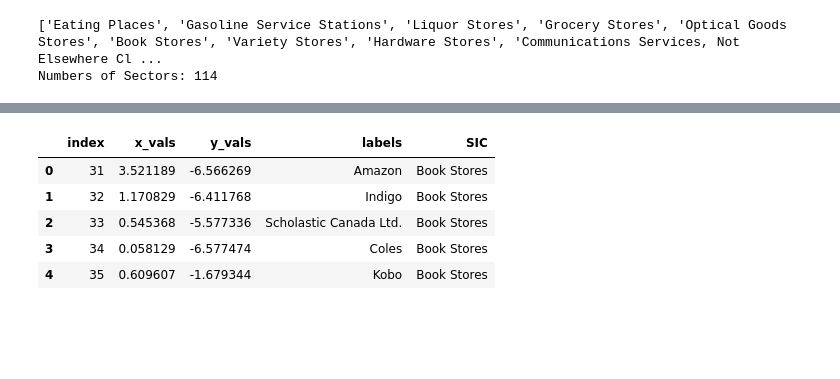
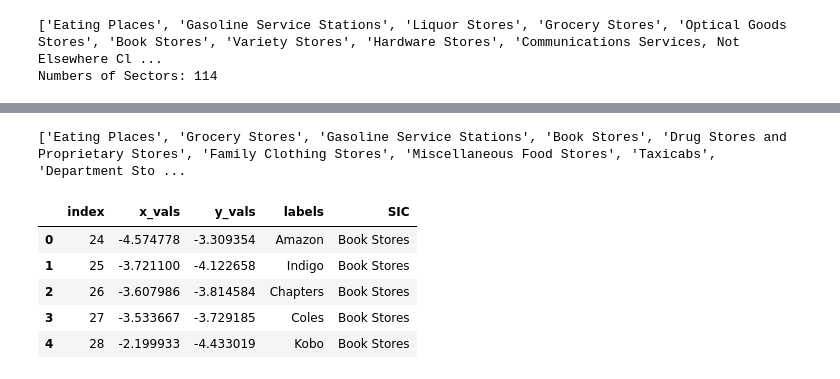
Before and after one commit to rui-zhang-ocean/Predict_Transactions, a Jupyter notebook: item2vec_test.ipynb, the cells around one changed output, grey strips where cells are left out. Saved outputs shown, nothing was run; the diff lists cells and outputs as text; code cells hidden in the pictures; blank space fills up the shorter version.

```diff
--- a/item2vec_test.ipynb
+++ b/item2vec_test.ipynb
@@ -266,13 +277,0 @@ plot_with_seaborn(df2plot)
-# %%
-# only plot top 5 sectors
-top5list = ["Eating Places","Grocery Stores","Gasoline Service Stations","Book Stores","Drug Stores and Proprietary Stores"]
-df2plot_top5 = df2plot[df2plot['SIC'].isin(top5list)]
-df2plot_top5.reset_index(inplace = True)
-df2plot_top5.head()
-# %% [output]
-|  | index | x_vals | y_vals | labels | SIC |
-| 0 | 31 | 3.521189 | -6.566269 | Amazon | Book Stores |
-| 1 | 32 | 1.170829 | -6.411768 | Indigo | Book Stores |
-| 2 | 33 | 0.545368 | -5.577336 | Scholastic Canada Ltd. | Book Stores |
-| 3 | 34 | 0.058129 | -6.577474 | Coles | Book Stores |
-| 4 | 35 | 0.609607 | -1.679344 | Kobo | Book Stores |
@@ -279 +286,17 @@ df2plot_top5.head()
+# %%
+# only plot top N sectors
+N = 10
+list2plot = selectTopSIC(df, N)
+print(list2plot)
+df2plot_topN = df2plot[df2plot['SIC'].isin(list2plot)]
+df2plot_topN.reset_index(inplace = True)
+df2plot_topN.head()
+# %% [output]
+['Eating Places', 'Grocery Stores', 'Gasoline Service Stations', 'Book Stores', 'Drug Stores and Proprietary Stores', 'Family Clothing Stores', 'Miscellaneous Food Stores', 'Taxicabs', 'Department Sto ...
+|  | index | x_vals | y_vals | labels | SIC |
+| 0 | 24 | -4.574778 | -3.309354 | Amazon | Book Stores |
+| 1 | 25 | -3.721100 | -4.122658 | Indigo | Book Stores |
+| 2 | 26 | -3.607986 | -3.814584 | Chapters | Book Stores |
+| 3 | 27 | -3.533667 | -3.729185 | Coles | Book Stores |
+| 4 | 28 | -2.199933 | -4.433019 | Kobo | Book Stores |
 # %%
```
Also changed, not shown: parts of 15 cells of this notebook, 6 other files.
